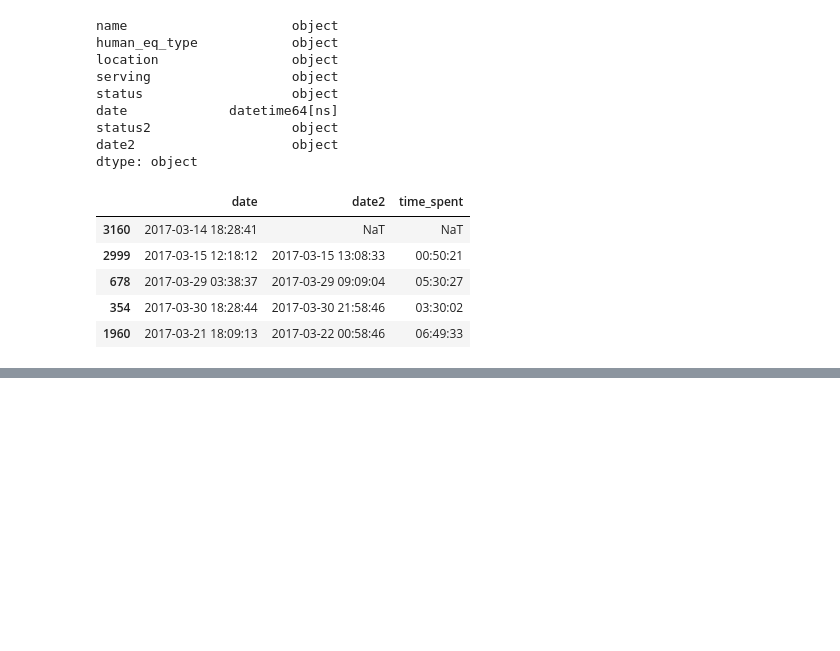
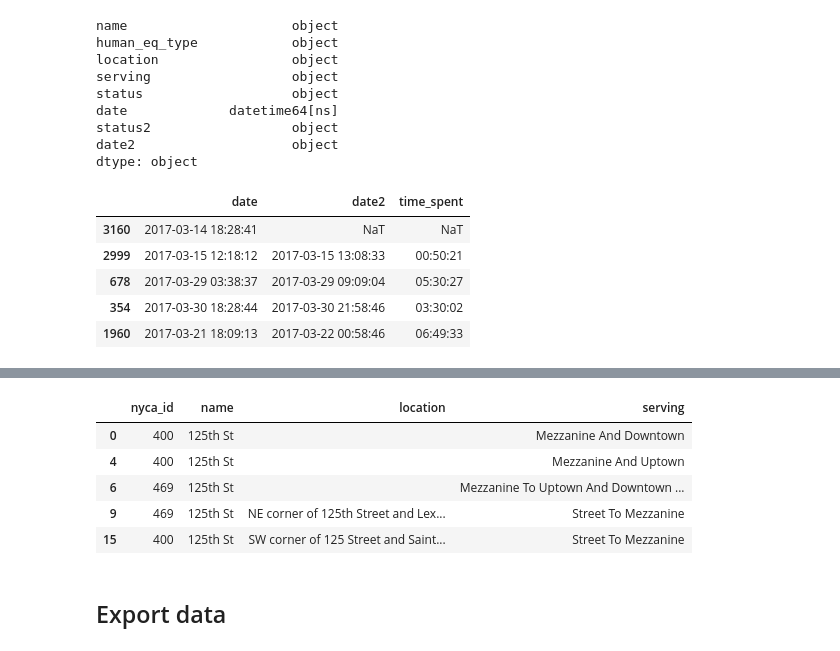
Before and after one commit to Data4Democracy/nyc-accessibility, a Jupyter notebook: Cleaning NYC Accessible Twitter Data.ipynb, the cells around one changed output, grey strips where cells are left out. Drawn from its saved outputs; the diff is of its cells as text; code cells hidden in the pictures; blank space fills up the shorter version.

```diff
--- a/Cleaning NYC Accessible Twitter Data.ipynb
+++ b/Cleaning NYC Accessible Twitter Data.ipynb
@@ -532 +574,12 @@ df.head()
+# %%
+test_df[test_df['name'] == '125th St']
+# %% [output]
+|  | nyca_id | name | location | serving |
+| 0 | 400 | 125th St |  | Mezzanine And Downtown |
+| 4 | 400 | 125th St |  | Mezzanine And Uptown |
+| 6 | 469 | 125th St |  | Mezzanine To Uptown And Downtown ... |
+| 9 | 469 | 125th St | NE corner of 125th Street and Lex... | Street To Mezzanine |
+| 15 | 400 | 125th St | SW corner of 125 Street and Saint... | Street To Mezzanine |
+# %% [markdown]
+## Export data
 # %%
```
Also changed, not shown: parts of 9 cells of this notebook, 3 other files.
